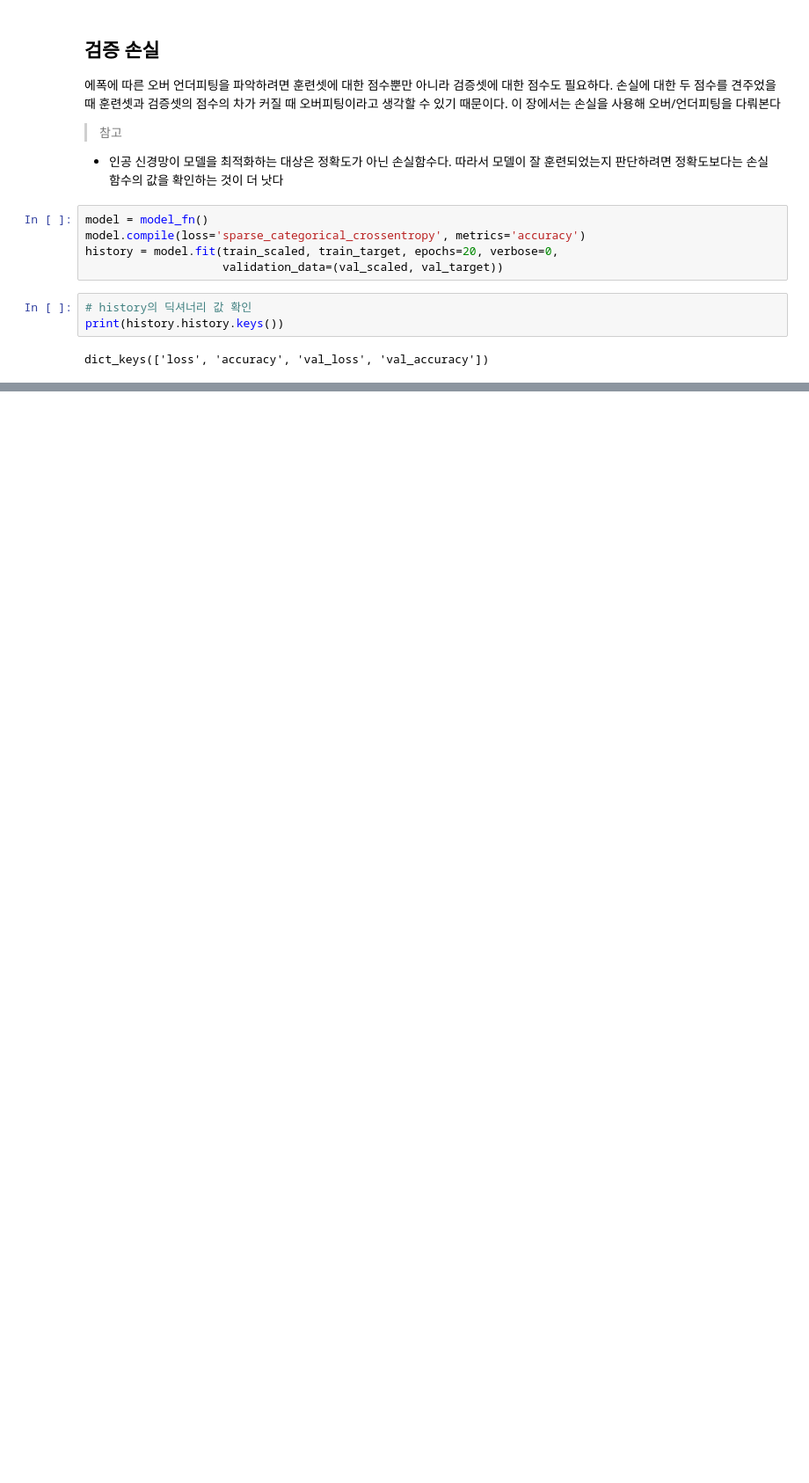
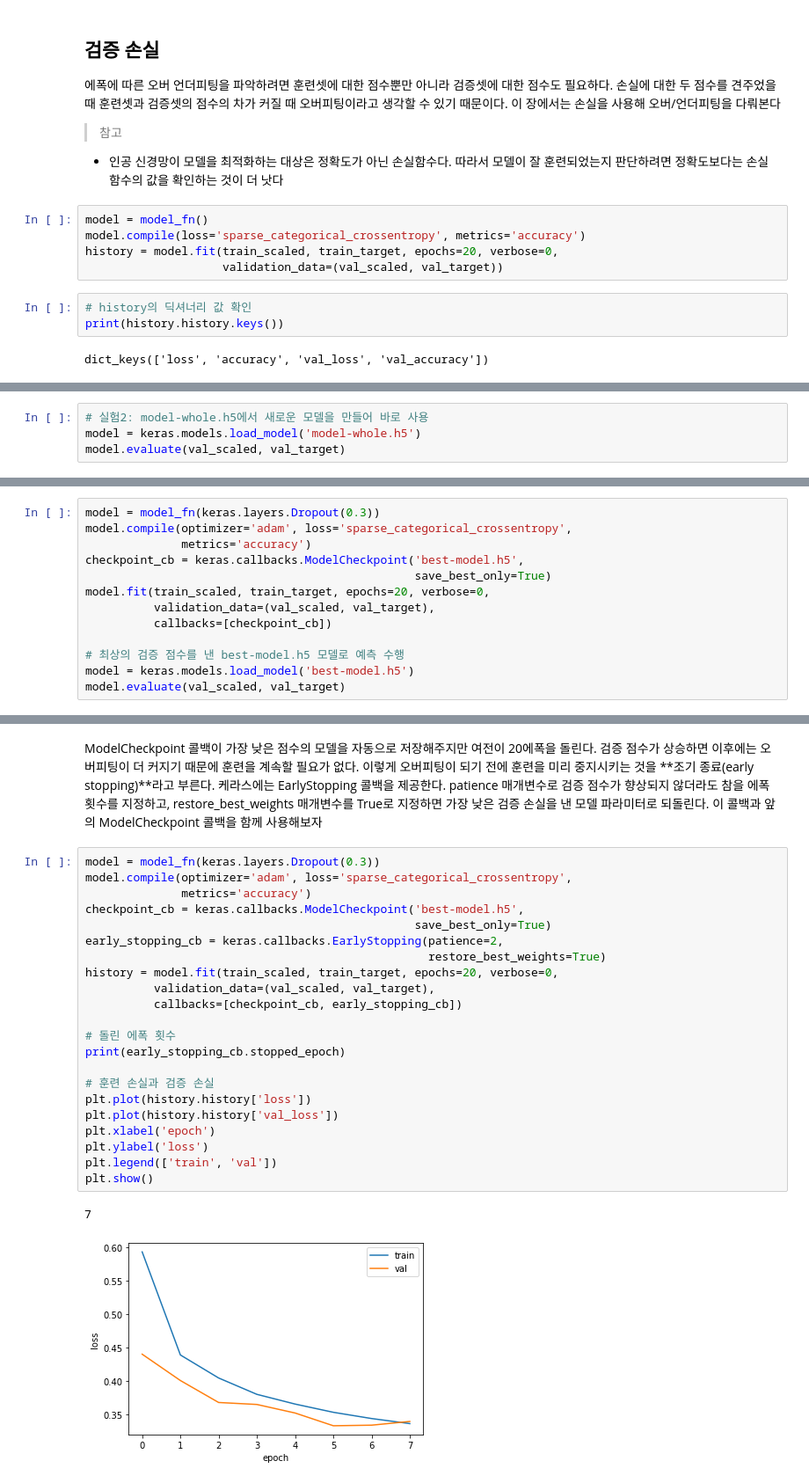
Before and after one commit to Idontknowrithm/ML-compilation_SelfDev, a Jupyter notebook: 7_3_신경망_모델_훈련.ipynb, the cells around one changed output, grey strips where cells are left out. Shown at 88% size. Cells and saved outputs as stored; diff of their text form; blank space fills up the shorter version.

```diff
--- a/7_3_신경망_모델_훈련.ipynb
+++ b/7_3_신경망_모델_훈련.ipynb
@@ -129,0 +205,4 @@ plt.show()
+# %%
+# 실험2: model-whole.h5에서 새로운 모델을 만들어 바로 사용
+model = keras.models.load_model('model-whole.h5')
+model.evaluate(val_scaled, val_target)
@@ -129,0 +219,13 @@ plt.show()
+# %%
+model = model_fn(keras.layers.Dropout(0.3))
+model.compile(optimizer='adam', loss='sparse_categorical_crossentropy',
+              metrics='accuracy')
+checkpoint_cb = keras.callbacks.ModelCheckpoint('best-model.h5',
+                                                save_best_only=True)
+model.fit(train_scaled, train_target, epochs=20, verbose=0,
+          validation_data=(val_scaled, val_target),
+          callbacks=[checkpoint_cb])
+
+# 최상의 검증 점수를 낸 best-model.h5 모델로 예측 수행
+model = keras.models.load_model('best-model.h5')
+model.evaluate(val_scaled, val_target)
@@ -129,0 +235,27 @@ plt.show()
+# %% [markdown]
+ModelCheckpoint 콜백이 가장 낮은 점수의 모델을 자동으로 저장해주지만 여전이 20에폭을 돌린다. 검증 점수가 상승하면 이후에는 오버피팅이 더 커지기 때문에 훈련을 계속할 필요가 없다. 이렇게 오버피팅이 되기 전에 훈련을 미리 중지시키는 것을 **조기 종료(early stopping)**라고 부른다. 케라스에는 EarlyStopping 콜백을 제공한다. patience 매개변수로 검증 점수가 향상되지 않더라도 참을 에폭 횟수를 지정하고, restore_best_weights 매개변수를 True로 지정하면 가장 낮은 검증 손실을 낸 모델 파라미터로 되돌린다. 이 콜백과 앞의 ModelCheckpoint 콜백을 함께 사용해보자
+# %%
+model = model_fn(keras.layers.Dropout(0.3))
+model.compile(optimizer='adam', loss='sparse_categorical_crossentropy',
+              metrics='accuracy')
+checkpoint_cb = keras.callbacks.ModelCheckpoint('best-model.h5',
+                                                save_best_only=True)
+early_stopping_cb = keras.callbacks.EarlyStopping(patience=2,
+                                                  restore_best_weights=True)
+history = model.fit(train_scaled, train_target, epochs=20, verbose=0,
+          validation_data=(val_scaled, val_target),
+          callbacks=[checkpoint_cb, early_stopping_cb])
+
+# 돌린 에폭 횟수
+print(early_stopping_cb.stopped_epoch)
+
+# 훈련 손실과 검증 손실
+plt.plot(history.history['loss'])
+plt.plot(history.history['val_loss'])
+plt.xlabel('epoch')
+plt.ylabel('loss')
+plt.legend(['train', 'val'])
+plt.show()
+# %% [output]
+7
+[figure, added]
```
Also changed, not shown: parts of 17 cells of this notebook.
